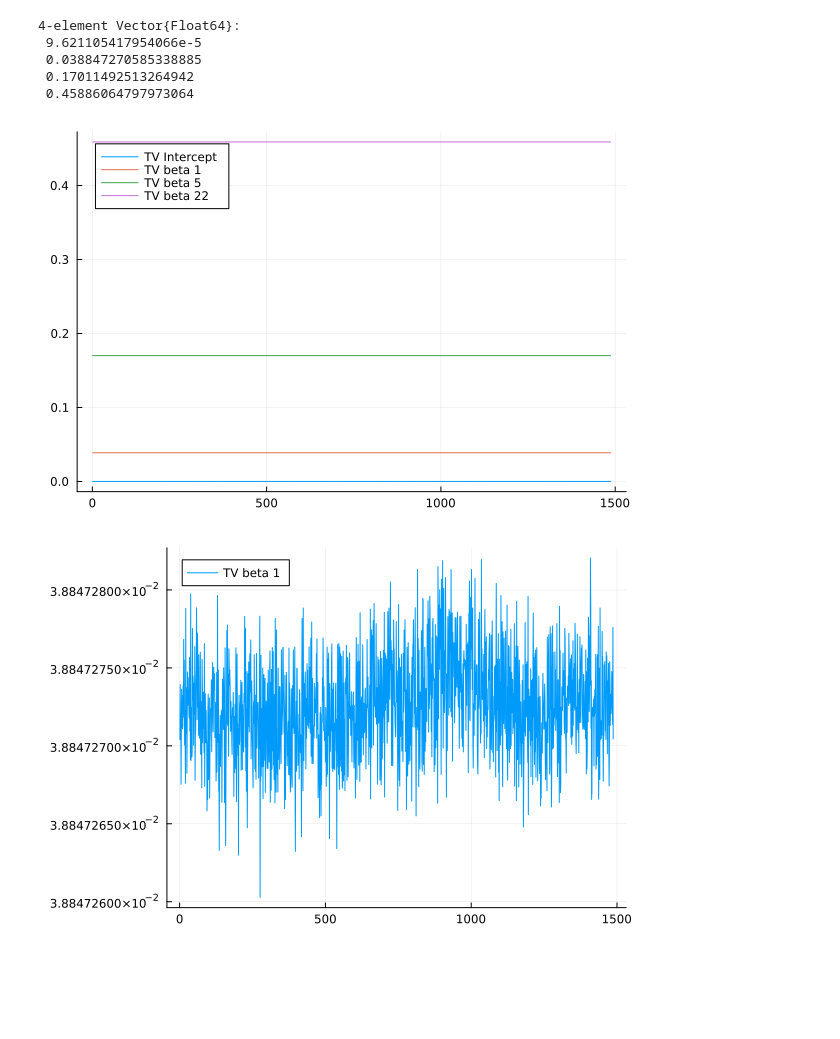
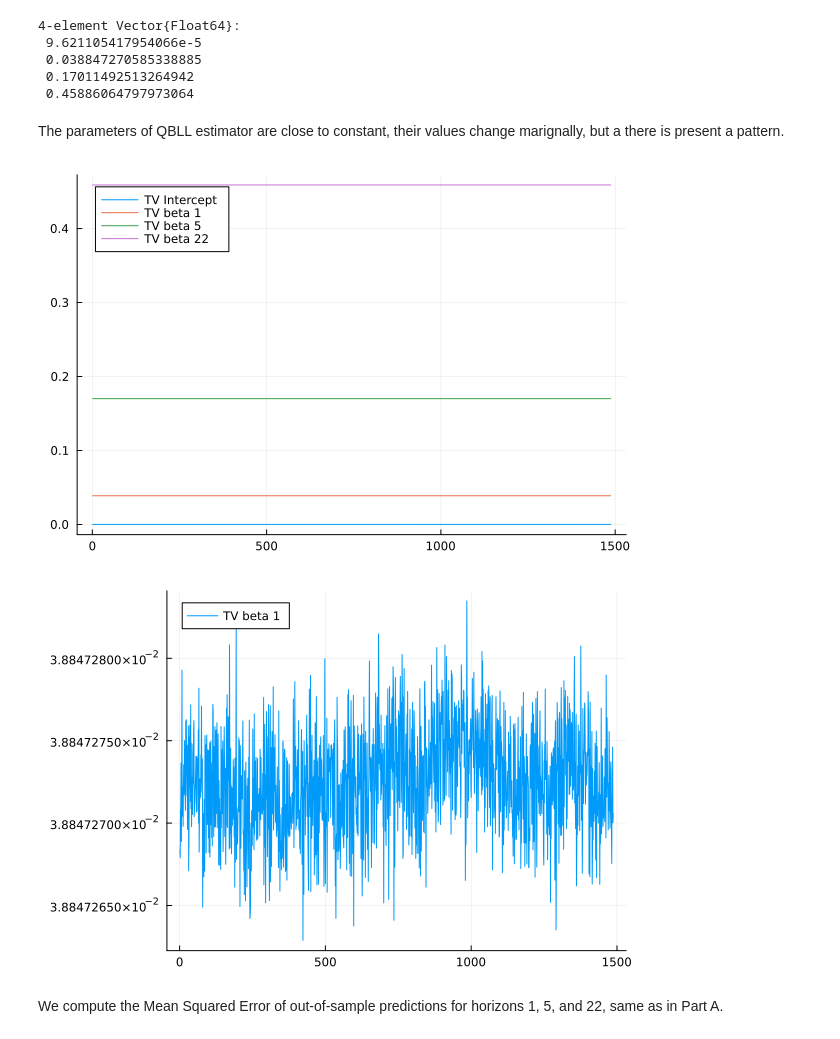
Before and after one commit to Matyas-Mattanelli/Financial-Econometrics-II, a Jupyter notebook: Project2.ipynb, the cells around one changed output. Saved outputs shown, nothing was run; the diff lists cells and outputs as text; code cells hidden in the pictures; blank space fills up the shorter version.

```diff
--- a/Project2.ipynb
+++ b/Project2.ipynb
@@ -471,14 +490,16 @@ betas[end,:]
  0.038847270585338885
  0.17011492513264942
  0.45886064797973064
+# %% [markdown]
+The parameters of QBLL estimator are close to constant, their values change marignally, but a there is present a pattern.
 # %%
-Plots.plot([betas[:,1] betas[:,2] betas[:,3] betas[:,4]],label=["TV Intercept" "TV beta 1" "TV beta 5" "TV beta 22"],legend = :topleft)
+display(Plots.plot([betas[:,1] betas[:,2] betas[:,3] betas[:,4]],label=["TV Intercept" "TV beta 1" "TV beta 5" "TV beta 22"],legend = :topleft))
+display(Plots.plot(betas[:,2],label="TV beta 1",legend = :topleft))
 # %% [output]
 [figure]
+[figure, added]
-# %%
-Plots.plot(betas[:,2],label="TV beta 1",legend = :topleft)
-# %% [output]
-[figure, removed]
+# %% [markdown]
+We compute the Mean Squared Error of out-of-sample predictions for horizons 1, 5, and 22, same as in Part A.
 # %%
 #Defining function for making the n-ahead prediction and getting MSE
 function get_QBLL_MSE(target, predictors, Nsim, H, horizon)
```
Also changed, not shown: parts of 11 cells of this notebook.
